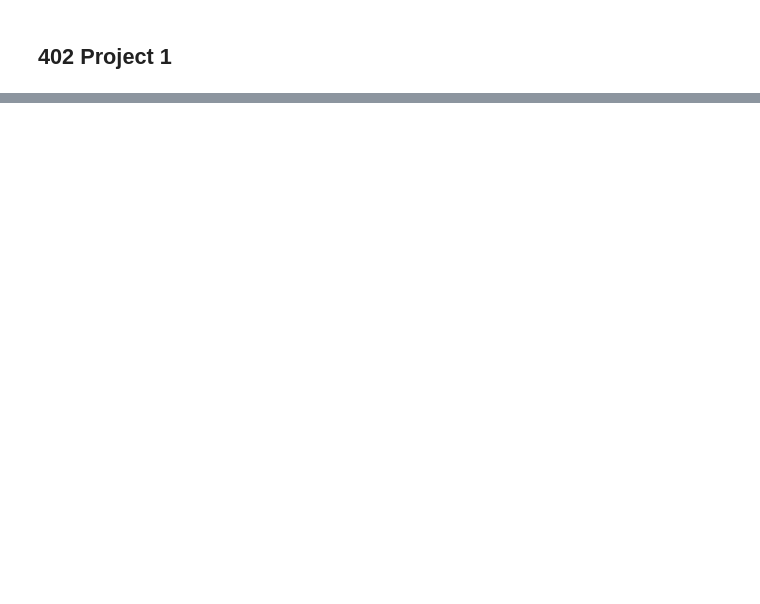
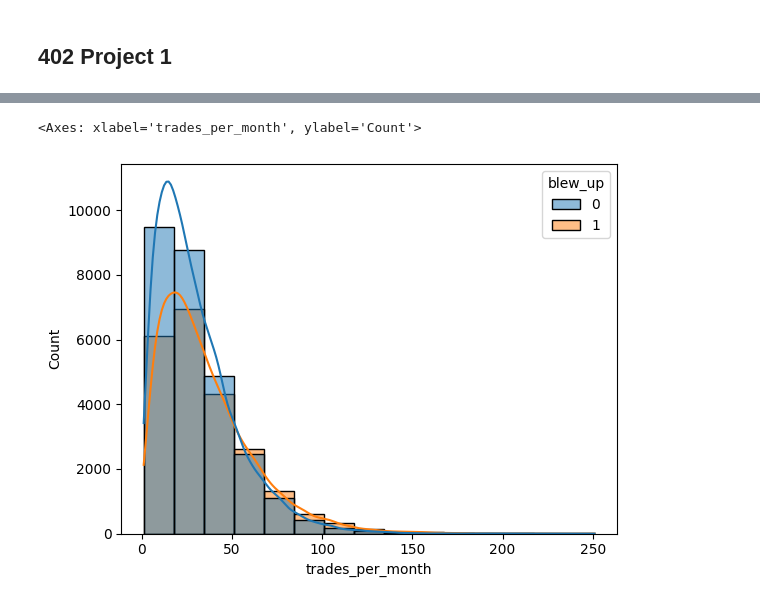
Before and after one commit to sarahmaisha/dat402retailtrading, a Jupyter notebook: 402p1.ipynb, the cells around one changed output, grey strips where cells are left out. Drawn from its saved outputs; the diff is of its cells as text; code cells hidden in the pictures; blank space fills up the shorter version.

```diff
--- a/402p1.ipynb
+++ b/402p1.ipynb
@@ -42,0 +109,5 @@ dtype: int64
+# %%
+sns.histplot(data=df, hue='blew_up', x='trades_per_month', bins=15, kde=True)
+# %% [output]
+<Axes: xlabel='trades_per_month', ylabel='Count'>
+[figure, added]
```
Also changed, not shown: parts of 7 cells of this notebook.
